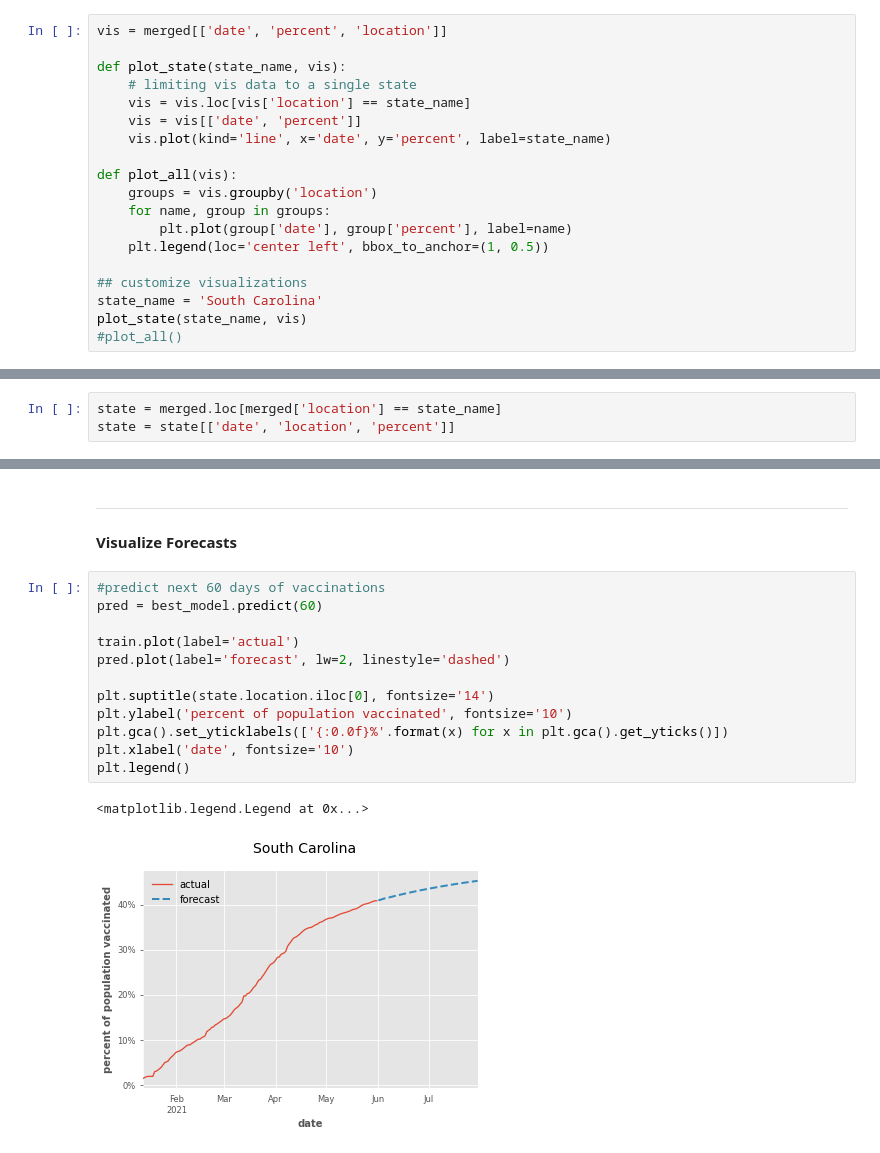
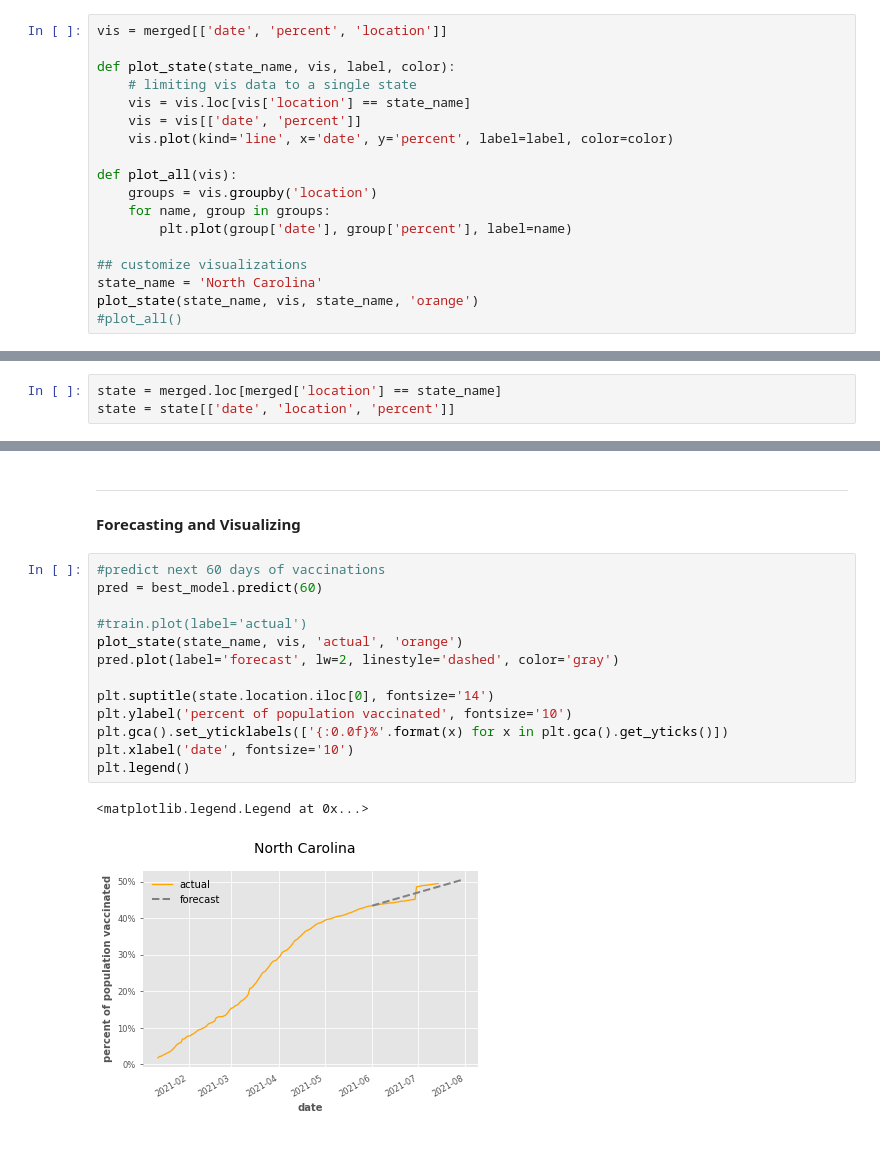
Before and after one commit to yangboyubyron/covid-19-vaccine-predictions, a Jupyter notebook: Covid-19 Dataset.ipynb, the cells around one changed output, grey strips where cells are left out. Saved outputs shown, nothing was run; the diff lists cells and outputs as text.

```diff
--- a/Covid-19 Dataset.ipynb
+++ b/Covid-19 Dataset.ipynb
@@ -50,20 +124,19 @@ Modify <code>state_name</code> on line 16 to determine which state's vaccine rec
 # %%
 vis = merged[['date', 'percent', 'location']]
 
-def plot_state(state_name, vis):
+def plot_state(state_name, vis, label, color):
     # limiting vis data to a single state
     vis = vis.loc[vis['location'] == state_name]
     vis = vis[['date', 'percent']]
-    vis.plot(kind='line', x='date', y='percent', label=state_name)
+    vis.plot(kind='line', x='date', y='percent', label=label, color=color)
 
 def plot_all(vis):
     groups = vis.groupby('location')
     for name, group in groups:
         plt.plot(group['date'], group['percent'], label=name)
-    plt.legend(loc='center left', bbox_to_anchor=(1, 0.5))
 
 ## customize visualizations
-state_name = 'South Carolina'
-plot_state(state_name, vis)
+state_name = 'North Carolina'
+plot_state(state_name, vis, state_name, 'orange')
 #plot_all()
 # %% [output]
@@ -113,18 +186,19 @@ Best model (ARIMA(12, 1, 0)) obtains MAPE: 0.28%
 # %% [markdown]
 ***
-__Visualize Forecasts__
+__Forecasting and Visualizing__
 # %%
 #predict next 60 days of vaccinations
 pred = best_model.predict(60)
 
-train.plot(label='actual')
-pred.plot(label='forecast', lw=2, linestyle='dashed')
+#train.plot(label='actual')
+plot_state(state_name, vis, 'actual', 'orange')
+pred.plot(label='forecast', lw=2, linestyle='dashed', color='gray')
 
 plt.suptitle(state.location.iloc[0], fontsize='14')
 plt.ylabel('percent of population vaccinated', fontsize='10')
 plt.gca().set_yticklabels(['{:0.0f}%'.format(x) for x in plt.gca().get_yticks()])
 plt.xlabel('date', fontsize='10')
 plt.legend()
 # %% [output]
 <matplotlib.legend.Legend at 0x...>
-[figure, old version]
+[figure, new version]
```
Also changed, not shown: parts of 8 cells of this notebook, 1 other file.
